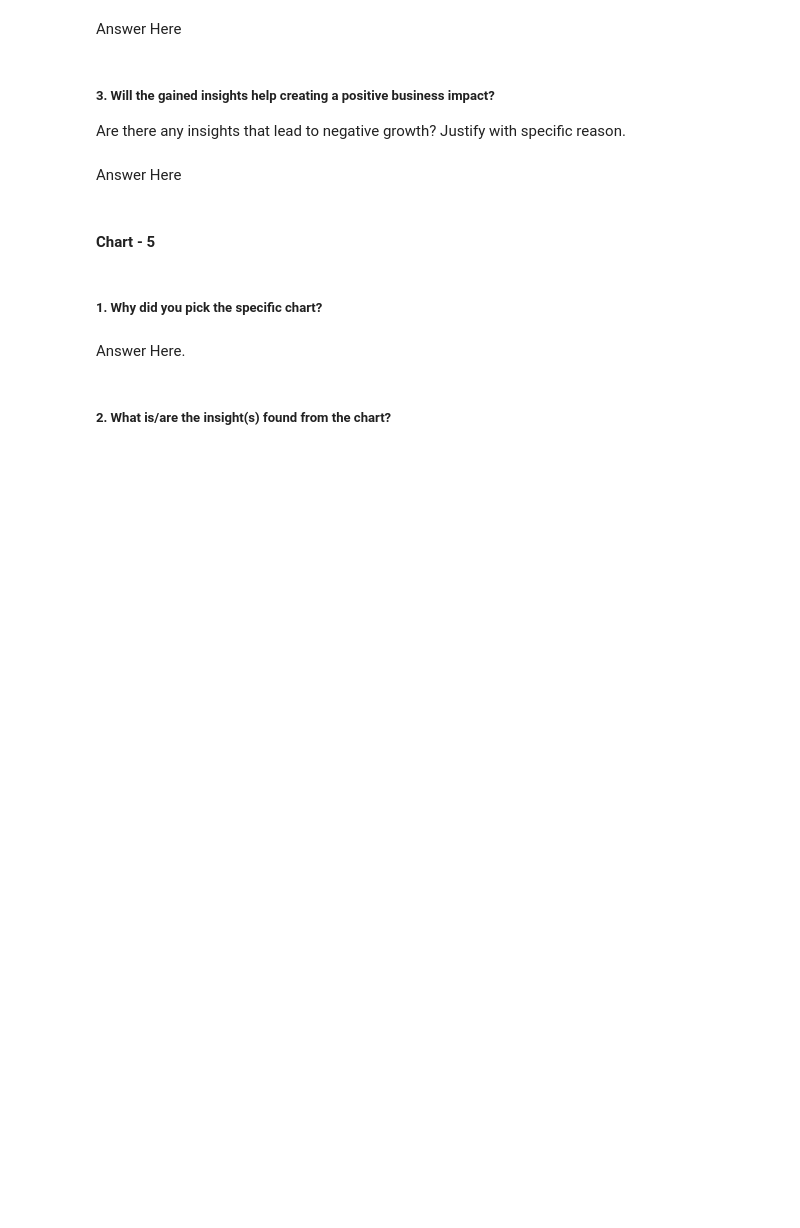
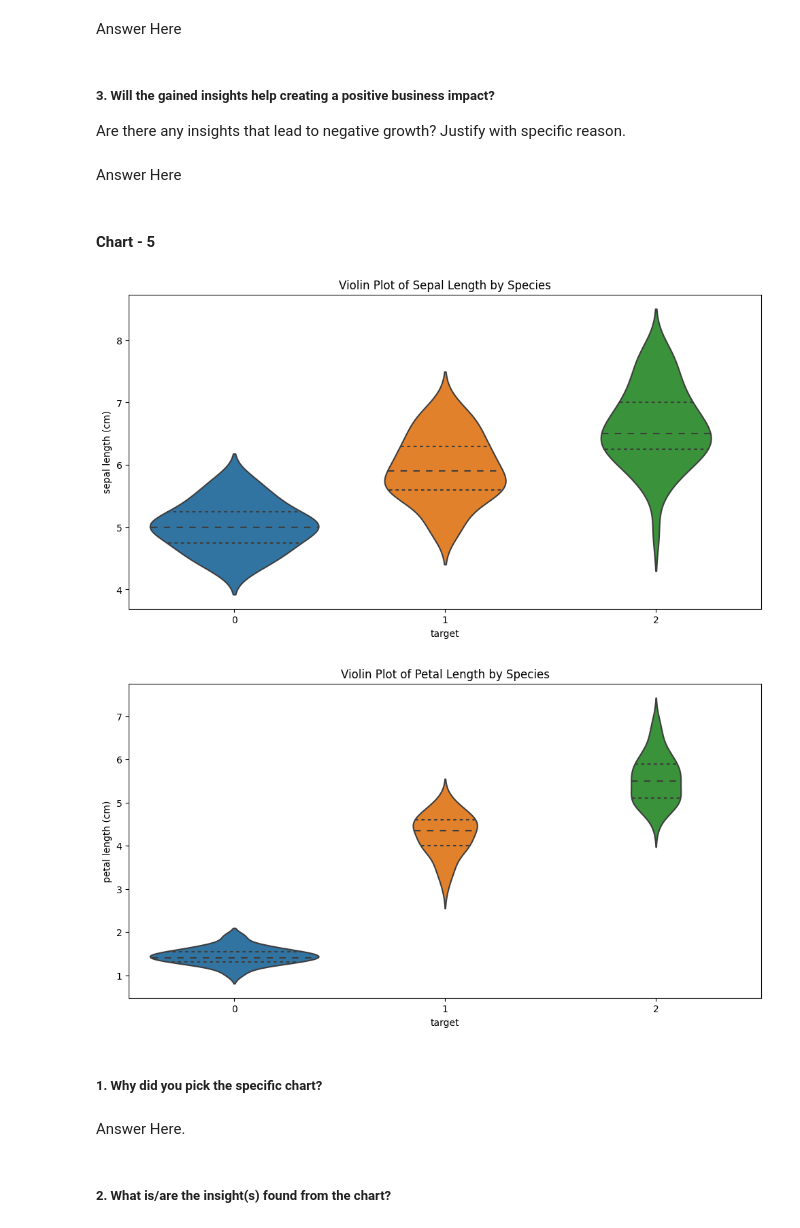
Before and after one commit to v1git12/Iris-Flower-Classification, a Jupyter notebook: Iris_Flower_Classification_.ipynb, the cells around one changed output. Drawn from its saved outputs; the diff is of its cells as text; code cells hidden in the pictures; blank space fills up the shorter version.

```diff
--- a/Iris_Flower_Classification_.ipynb
+++ b/Iris_Flower_Classification_.ipynb
@@ -244,3 +349,17 @@ Answer Here
+# %%
+# Chart - 5 visualization code
+plt.figure(figsize=(12, 6))
+sns.violinplot(x='target', y='sepal length (cm)', data=df, inner='quart')
+plt.title('Violin Plot of Sepal Length by Species')
+plt.show()
+
+plt.figure(figsize=(12, 6))
+sns.violinplot(x='target', y='petal length (cm)', data=df, inner='quart')
+plt.title('Violin Plot of Petal Length by Species')
+plt.show()
+# %% [output]
+[figure, added]
+[figure, added]
 # %% [markdown]
 ##### 1. Why did you pick the specific chart?
 # %% [markdown]
```
Also changed, not shown: parts of 69 cells of this notebook.
